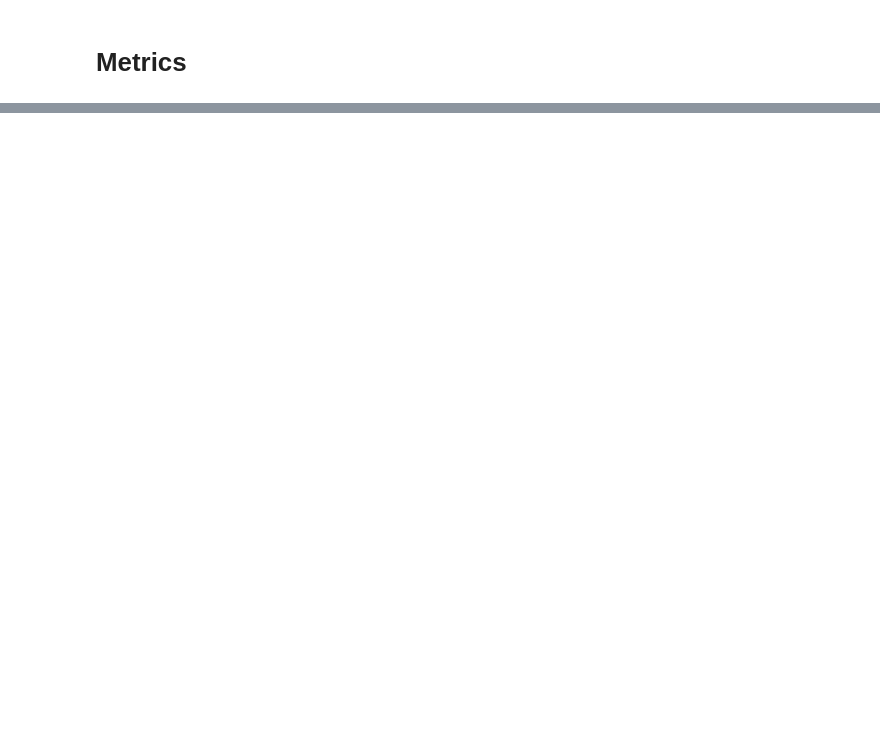
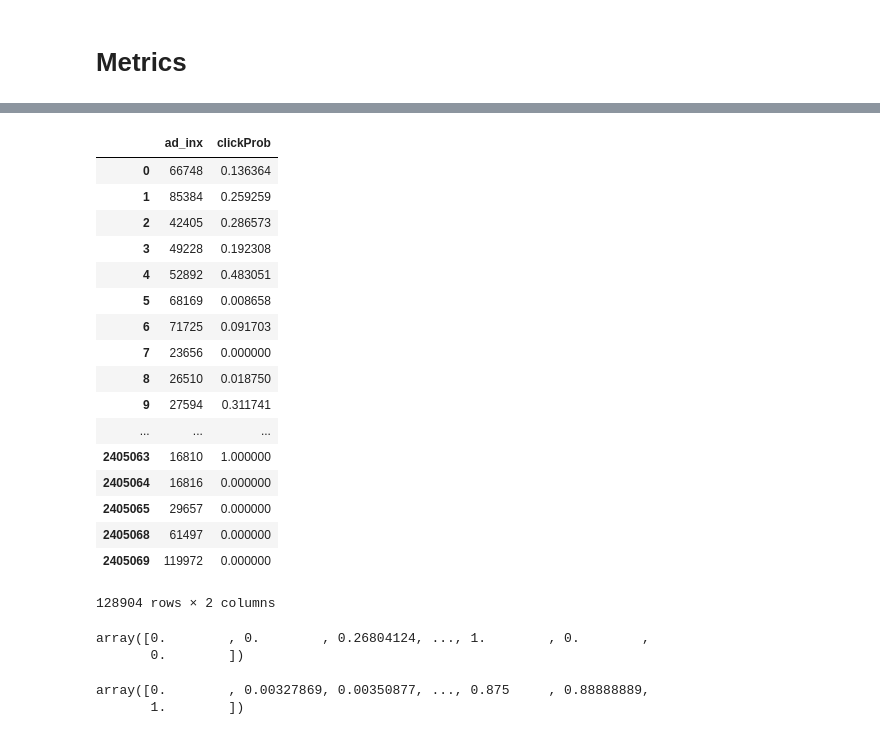
Before and after one commit to felipeltr/advml, a Jupyter notebook: NearestNeighbor.ipynb, the cells around one changed output, grey strips where cells are left out. Saved outputs shown, nothing was run; the diff lists cells and outputs as text; code cells hidden in the pictures; blank space fills up the shorter version.

```diff
--- a/NearestNeighbor.ipynb
+++ b/NearestNeighbor.ipynb
@@ -124,0 +175,37 @@ def meanClickProbability(subSets, model):
+# %%
+copy = copy[['ad_inx', 'clickProb']].drop_duplicates()
+copy
+# %% [output]
+|  | ad_inx | clickProb |
+| 0 | 66748 | 0.136364 |
+| 1 | 85384 | 0.259259 |
+| 2 | 42405 | 0.286573 |
+| 3 | 49228 | 0.192308 |
+| 4 | 52892 | 0.483051 |
+| 5 | 68169 | 0.008658 |
+| 6 | 71725 | 0.091703 |
+| 7 | 23656 | 0.000000 |
+| 8 | 26510 | 0.018750 |
+| 9 | 27594 | 0.311741 |
+| ... | ... | ... |
+| 2405063 | 16810 | 1.000000 |
+| 2405064 | 16816 | 0.000000 |
+| 2405065 | 29657 | 0.000000 |
+| 2405068 | 61497 | 0.000000 |
+| 2405069 | 119972 | 0.000000 |
+128904 rows × 2 columns
+# %%
+ad_probs_array = np.zeros(len(copy))
+# copy.apply(lambda row: ad_probs_array[row.ad_inx] = row.clickProb)
+zipped = zip(copy.ad_inx, copy.clickProb)
+for ad_inx, prob in zipped:
+    ad_probs_array[ad_inx] = prob
+ad_probs_array
+# %% [output]
+array([0.        , 0.        , 0.26804124, ..., 1.        , 0.        ,
+       0.        ])
+# %%
+np.unique(ad_probs_array)
+# %% [output]
+array([0.        , 0.00327869, 0.00350877, ..., 0.875     , 0.88888889,
+       1.        ])
```
Also changed, not shown: parts of 17 cells of this notebook.
